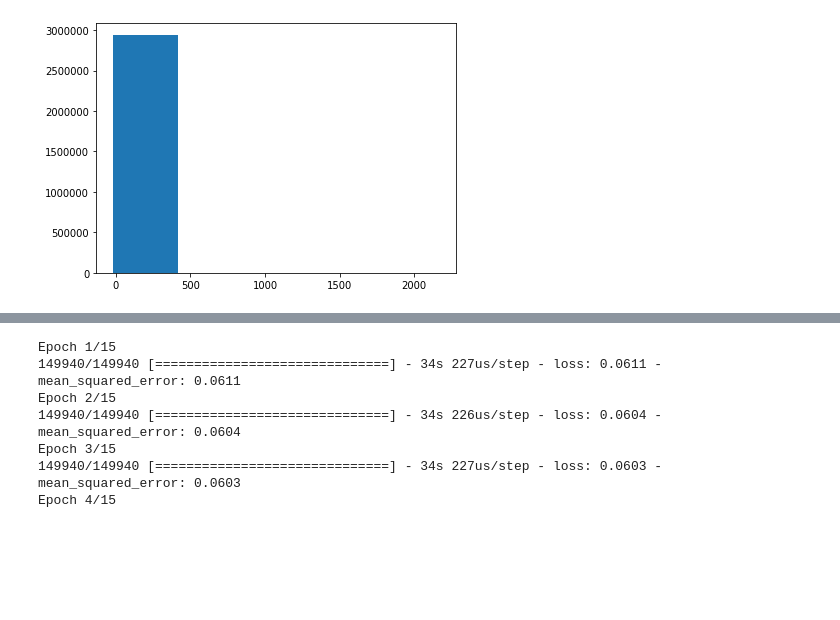
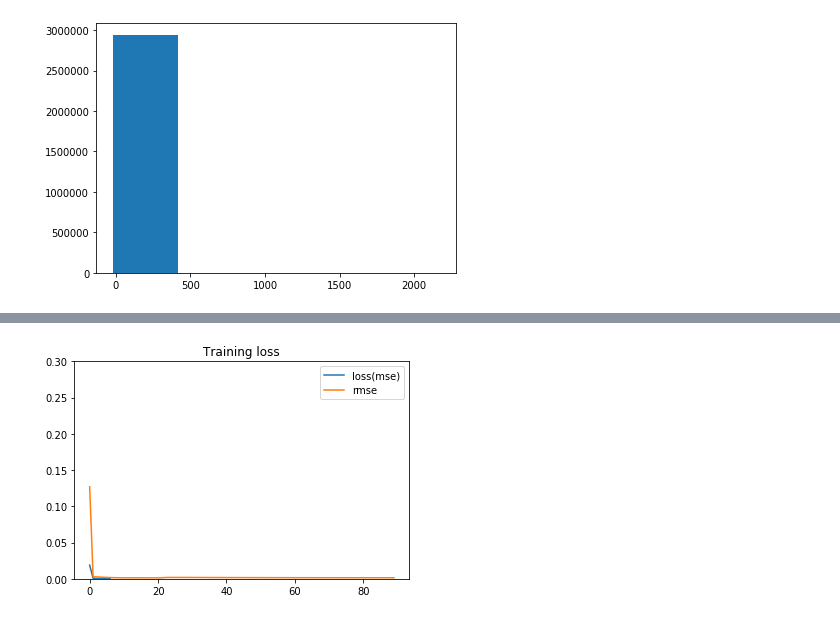
Before and after one commit to bmp0924/Predict-Future-Sales, a Jupyter notebook: Neural Model.ipynb, the cells around one changed output, grey strips where cells are left out. Cells and saved outputs as stored; diff of their text form; code cells hidden in the pictures; blank space fills up the shorter version.

Commit message:
model and code update working with 92%

```diff
--- a/Neural Model.ipynb
+++ b/Neural Model.ipynb
@@ -158,6 +168,6 @@ data_form.shape
 # %%
 # normalize the dataset
-scaler = MinMaxScaler(feature_range=(0, 1))
+scaler = MinMaxScaler(feature_range=(-1, 1))
 dataset = scaler.fit_transform(data_form.values.T)
 dataset = dataset.T
 # %%
@@ -171,0 +177,8 @@ print(sg.shape)
+# %%
+X1, y1 = dataset[:,:35], dataset[:,35:36]
+# X2, y2 = dataset[:,34:67], dataset[:,67:]
+
+# X = np.concatenate(X1,X2)
+# y = np.concatenate(y1,y2)
+print(X1.shape)
+print(y1.shape)
@@ -199,31 +212,31 @@ TypeError: only integer scalar arrays can be converted to a scalar index
 # %%
-batch_size = 1260
-look_back = 33
-def model_1(): #change neurons
+batch_size = 415#895#1660
+def model_neural(): #change neurons
     model = Sequential()
-    model.add(LSTM(64, batch_input_shape=(batch_size, x_train.shape[1], x_train.shape[2]),
+    model.add(LSTM(32, input_shape=(x_train.shape[1], x_train.shape[2]),
                    stateful = False))
     model.add(Dense(1))
-    adam = optimizers.Adam()
-    model.compile(loss='mean_squared_error', optimizer=adam, metrics=['mean_squared_error'])
+#     opt = optimizers.RMSprop()
+    opt = optimizers.Adam()
+    model.compile(loss='mean_squared_error', optimizer=opt, metrics=['mean_squared_error'])
 
     return model
 
-model1 = model_1()
+model1 = model_neural()
 
 #record training time
 start=time.time()
-training1=model1.fit(x_train, y_train, batch_size = 1260, epochs = 7, shuffle=False)
+training_model=model1.fit(x_train, y_train, validation_data = (x_test,y_test), batch_size = 895, epochs = 90, shuffle=False)
 end=time.time()
 print("--------------------------")
 print("Total training time (seconds)", end-start)
 
 # make predictions
-trainPredict = model1.predict(x_train, batch_size = 1260)
-testPredict = model1.predict(x_test,batch_size = 1260)
+trainPredict = model1.predict(x_train, batch_size = 895)
+testPredict = model1.predict(x_test, batch_size = 895)
 
 #test error
-test_rmse = model1.evaluate(x_test, y_test,batch_size = 1260)
+test_rmse = model1.evaluate(x_test, y_test,batch_size = 895)
 print("--------------------------")
 print('RMSE' , test_rmse[0])
 # %% [output]
@@ -235,45 +260,9 @@ Function call stack:
 # %%
 plt.plot(training1.history['loss'], label= 'loss(mse)')
-plt.plot(np.sqrt(training1.history['mean_squared_error']), label= 'rmse')
+plt.plot(np.sqrt(training_model.history['mean_squared_error']), label= 'rmse')
 plt.title('Training loss')
 plt.ylim(0,0.3)
 plt.legend(loc=1)
 plt.show()
+# %% [output]
+[figure, added]
-# %%
-batch_size = 1260
-look_back = 33
-def model_4(): #change neurons
-    model = Sequential()
-    model.add(LSTM(32, batch_input_shape=(batch_size, x_train.shape[1], x_train.shape[2]),
-                   stateful = False))
-    model.add(Dense(1))
-    adam = optimizers.Adam()
-    model.compile(loss='mse', optimizer=adam, metrics=['mean_squared_error'])
-
-    return model
-
-model4 = model_4()
-
-#record training time
-start=time.time()
-training4=model4.fit(x_train, y_train, batch_size = 1260, epochs = 15, shuffle=False)
-end=time.time()
-print("--------------------------")
-print("Total training time (seconds)", end-start)
-
-# make predictions
-trainPredict = model4.predict(x_train, batch_size = 1260)
-testPredict = model4.predict(x_test,batch_size = 1260)
-
-#test error
-test_rmse = model4.evaluate(x_test, y_test,batch_size = 1260)
-print("--------------------------")
-print('RMSE' , test_rmse[0])
-# %% [output]
-Epoch 1/15
-149940/149940 [==============================] - 34s 227us/step - loss: 0.0611 - mean_squared_error: 0.0611
-Epoch 2/15
-149940/149940 [==============================] - 34s 226us/step - loss: 0.0604 - mean_squared_error: 0.0604
-Epoch 3/15
-149940/149940 [==============================] - 34s 227us/step - loss: 0.0603 - mean_squared_error: 0.0603
-Epoch 4/15
```
Also changed, not shown: parts of 17 cells of this notebook.
